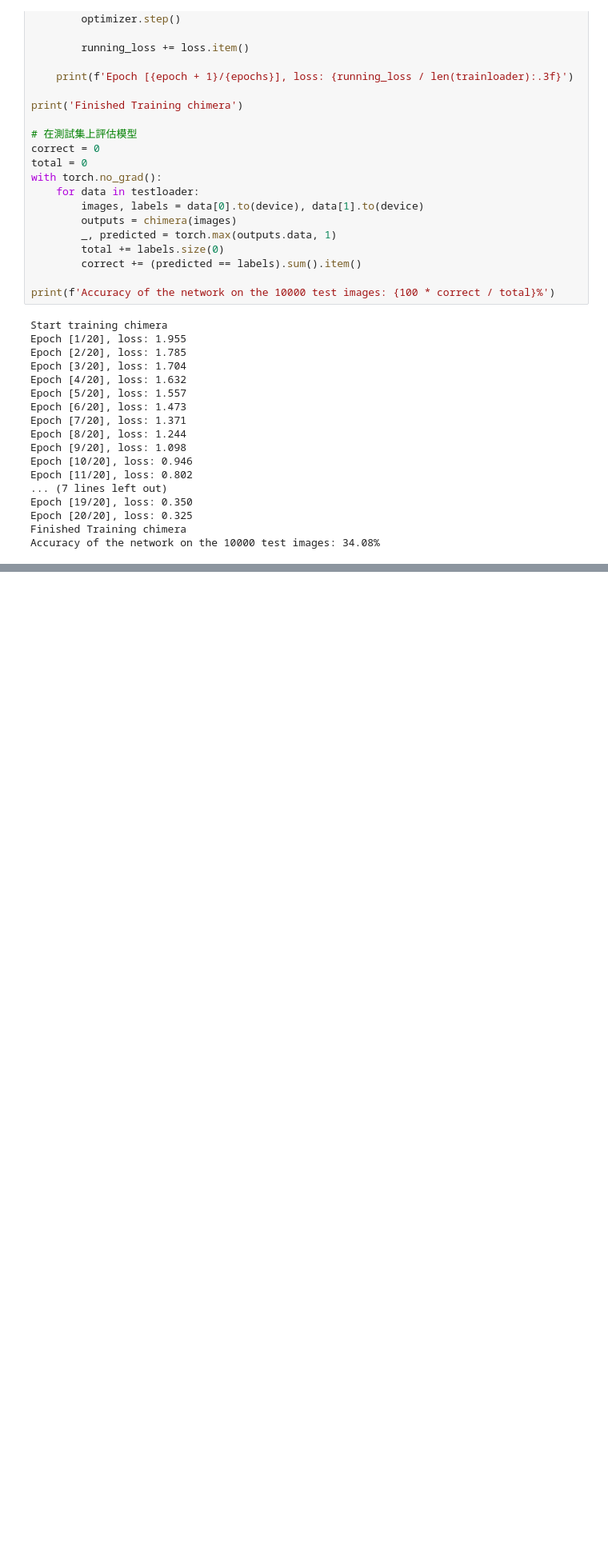
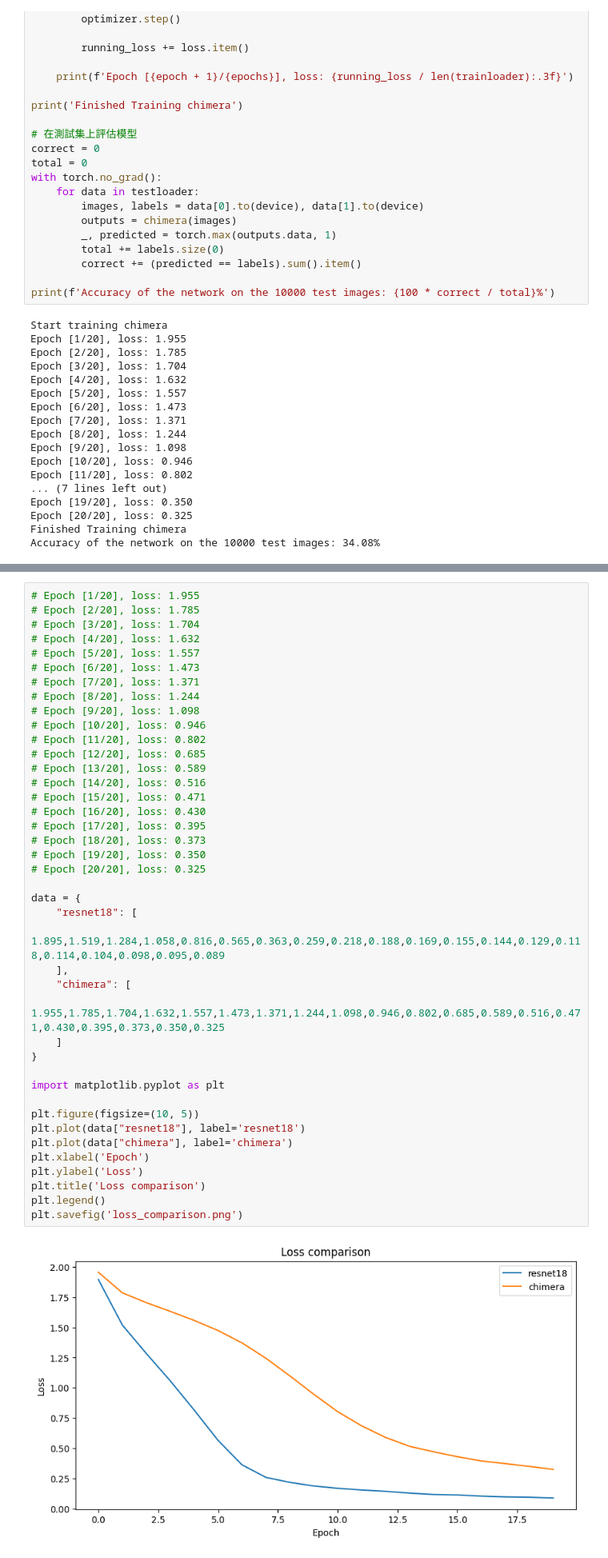
Before and after one commit to hibana2077/segment_moe_cnn, a Jupyter notebook: src/main.ipynb, the cells around one changed output, grey strips where cells are left out. Shown at 80% size. Drawn from its saved outputs; the diff is of its cells as text; blank space fills up the shorter version.

```diff
--- a/src/main.ipynb
+++ b/src/main.ipynb
@@ -343,0 +367,43 @@ data = {
+# %%
+# Epoch [1/20], loss: 1.955
+# Epoch [2/20], loss: 1.785
+# Epoch [3/20], loss: 1.704
+# Epoch [4/20], loss: 1.632
+# Epoch [5/20], loss: 1.557
+# Epoch [6/20], loss: 1.473
+# Epoch [7/20], loss: 1.371
+# Epoch [8/20], loss: 1.244
+# Epoch [9/20], loss: 1.098
+# Epoch [10/20], loss: 0.946
+# Epoch [11/20], loss: 0.802
+# Epoch [12/20], loss: 0.685
+# Epoch [13/20], loss: 0.589
+# Epoch [14/20], loss: 0.516
+# Epoch [15/20], loss: 0.471
+# Epoch [16/20], loss: 0.430
+# Epoch [17/20], loss: 0.395
+# Epoch [18/20], loss: 0.373
+# Epoch [19/20], loss: 0.350
+# Epoch [20/20], loss: 0.325
+
+data = {
+    "resnet18": [
+        1.895,1.519,1.284,1.058,0.816,0.565,0.363,0.259,0.218,0.188,0.169,0.155,0.144,0.129,0.118,0.114,0.104,0.098,0.095,0.089
+    ],
+    "chimera": [
+        1.955,1.785,1.704,1.632,1.557,1.473,1.371,1.244,1.098,0.946,0.802,0.685,0.589,0.516,0.471,0.430,0.395,0.373,0.350,0.325
+    ]
+}
+
+import matplotlib.pyplot as plt
+
+plt.figure(figsize=(10, 5))
+plt.plot(data["resnet18"], label='resnet18')
+plt.plot(data["chimera"], label='chimera')
+plt.xlabel('Epoch')
+plt.ylabel('Loss')
+plt.title('Loss comparison')
+plt.legend()
+plt.savefig('loss_comparison.png')
+# %% [output]
+[figure, added]
```
Also changed, not shown: parts of 3 cells of this notebook.
